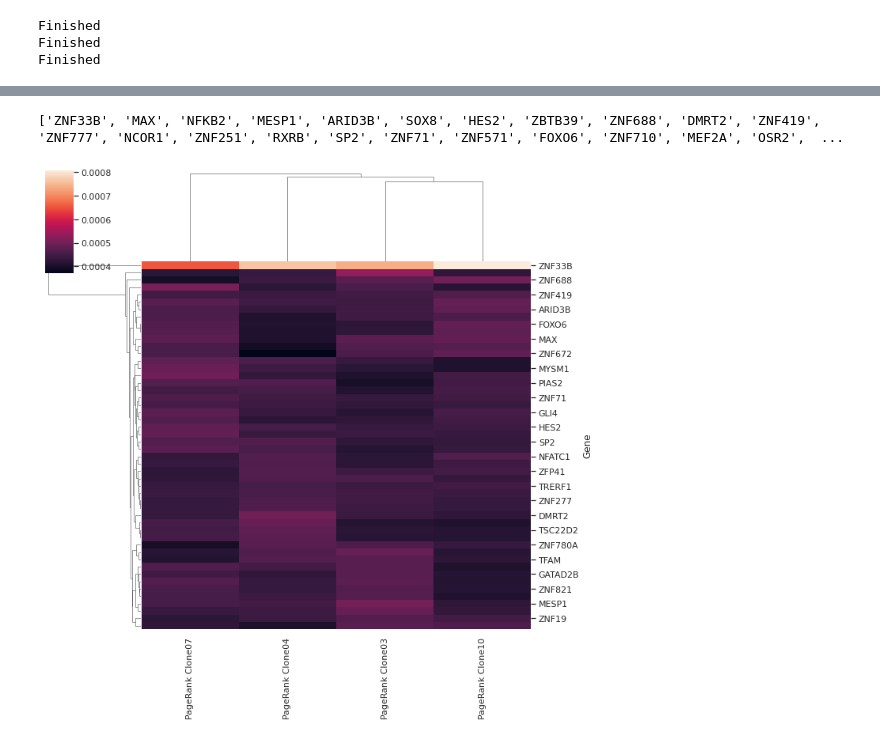
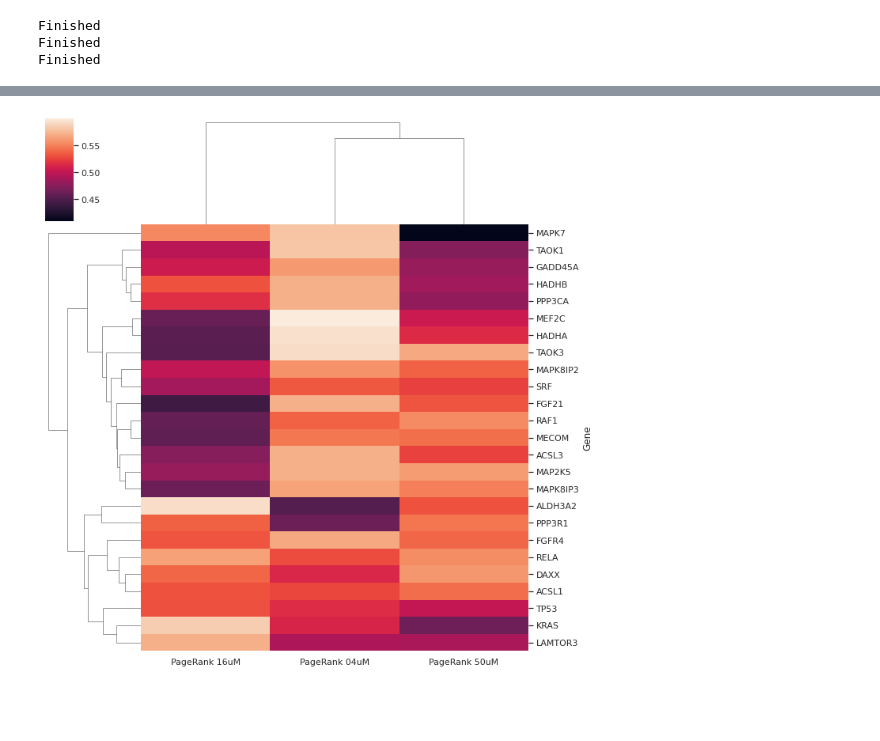
Before and after one commit to jvspruance/STAMPScreen, a Jupyter notebook: grn_centrality/grn_centrality.ipynb, the cells around one changed output, grey strips where cells are left out. Drawn from its saved outputs; the diff is of its cells as text; code cells hidden in the pictures; blank space fills up the shorter version.

```diff
--- a/grn_centrality/grn_centrality.ipynb
+++ b/grn_centrality/grn_centrality.ipynb
@@ -189,3 +207,15 @@ Finished training 50uM
 Saved network file!
 Finished training 04uM
 Saved network file!
+# %%
+# Train network using GRNBoost2 on concentration groups and pathway genes
+network = []
+ofile = []
+for i in range(len(onlypway)):
+    x = new_data_df[i]
+    network.append(grnboost2(expression_data=onlypway[i].T))
+    print(f"Finished training {dose_names[i]}")
+    #Network file
+    ofile.append(f'trained_network_pway_{dose_names[i]}')
+    network[i].to_csv(f'pway_{ofile[i]}.csv')
+    print("Saved network file!")
@@ -193,7 +230,7 @@ Saved network file!
 #View Network
 network.clear()
 for i in range(len(ofile)):
-    network.append(pd.read_csv(f'{wd}/STAMPScreen/grn_centrality/{ofile[i]}.csv'))
+    network.append(pd.read_csv(f'{wd}/STAMPScreen/grn_centrality/pway_{ofile[i]}.csv'))
 # %%
 #Visualize edge weight distribution
 for i in range(len(network)):
@@ -259,6 +294,6 @@ for i in range(len(prdf)):
     ).set(title=f'{dose_names[i]}')
     data=prdf[i].sort_values('PageRank', ascending=False)
     #Save ranked TFs
-    data.to_csv(f'{dose_names[i]}pageranked_tfs.csv')
+    data.to_csv(f'pway_{dose_names[i]}pageranked_tfs.csv')
     plt.show()
 # %% [output]
@@ -268,8 +303,8 @@ for i in range(len(prdf)):
 # %%
 # Visualize aggregate data
 wd = '/home/users/jvs15/MachineLearningProstate/STAMPScreen/grn_centrality'
-names = ['Clone03.csv', 'Clone04.csv', 'Clone07.csv', 'Clone10.csv', 'timeseries.csv']
-prdf_tot = [pd.read_csv(f'{wd}/aggregate_tfs_LNCaP_{i}') for i in names]
+names = ['04uM', '16uM', '50uM']
+prdf_tot = [pd.read_csv(f'{wd}/aggregate_tfs_pway_{i}.csv') for i in names]
 
 for i in range(len(prdf_tot)):
         sns.set(rc={'figure.figsize':(24,16)})
@@ -277,9 +312,9 @@ for i in range(len(prdf_tot)):
             data=prdf_tot[i].sort_values('PageRank', ascending=False).head(45),
             x='PageRank',
             y='Gene'
-        ).set(title=f'{names[i][0:len(names[i])-4]} 100 iterations')
-        data=prdf_tot[i].sort_values('PageRank', ascending=False)
+        ).set(title=f'{names[i]} 109 iterations')
+        #data=prdf_tot[i].sort_values('PageRank', ascending=False)
         #Save ranked TFs
-        data.to_csv(f'aggregate_{names[i][0:len(names[i])-4]}_pageranked_tfs.csv')
+        #data.to_csv(f'aggregate_{names[i]}_pageranked_tfs.csv')
         plt.show()
 # %% [output]
@@ -291,31 +324,28 @@ for i in range(len(prdf_tot)):
 # %%
 # Make a heatmap of aggregate pageranks
 
 wd = '/home/users/jvs15/MachineLearningProstate/STAMPScreen/grn_centrality'
-names = ['Clone03.csv', 'Clone04.csv', 'Clone07.csv', 'Clone10.csv', 'timeseries.csv']
-prdf_tot = [pd.read_csv(f'{wd}/aggregate_tfs_LNCaP_{i}') for i in names]
+names = ['04uM', '16uM', '50uM']
+prdf_tot = [pd.read_csv(f'{wd}/aggregate_tfs_pway_{i}.csv') for i in names]
 
 newdf = pd.DataFrame()
 
 for i in range(len(prdf_tot)):
     prdf_tot[i] = prdf_tot[i].drop('Unnamed: 0', axis=1)
-    prdf_tot[i].set_index('Gene')
-    prdf_tot[i].rename(columns={'PageRank':f'PageRank {names[i][0:len(names[i])-4]}'}, inplace=True)
+    prdf_tot[i].rename(columns={'PageRank':f'PageRank {names[i]}'}, inplace=True)
     prdf_tot[i] = prdf_tot[i].set_index('Gene')
     if newdf.empty:
         newdf = prdf_tot[i]
     else:
         a = newdf
         newdf = pd.concat([a, prdf_tot[i]], axis=1)
 
 # Sort dataframe by combined highest PageRank Score and then select only the top x rows of interest
-x = 50
+x = 25
 newdf = newdf.fillna(0)
-newdf = newdf.drop(columns=['PageRank timeseries'])
 newdf['Total Rank'] = newdf.sum(axis=1)
 newdf = newdf.sort_values('Total Rank', ascending=False)
 newdf = newdf.drop(['Total Rank'], axis=1)
 g = sns.clustermap(newdf.iloc[:x])
 # %% [output]
-['ZNF33B', 'MAX', 'NFKB2', 'MESP1', 'ARID3B', 'SOX8', 'HES2', 'ZBTB39', 'ZNF688', 'DMRT2', 'ZNF419', 'ZNF777', 'NCOR1', 'ZNF251', 'RXRB', 'SP2', 'ZNF71', 'ZNF571', 'FOXO6', 'ZNF710', 'MEF2A', 'OSR2',  ...
-[figure, old version]
+[figure, new version]
```
Also changed, not shown: parts of 10 cells of this notebook, 17 other files.
